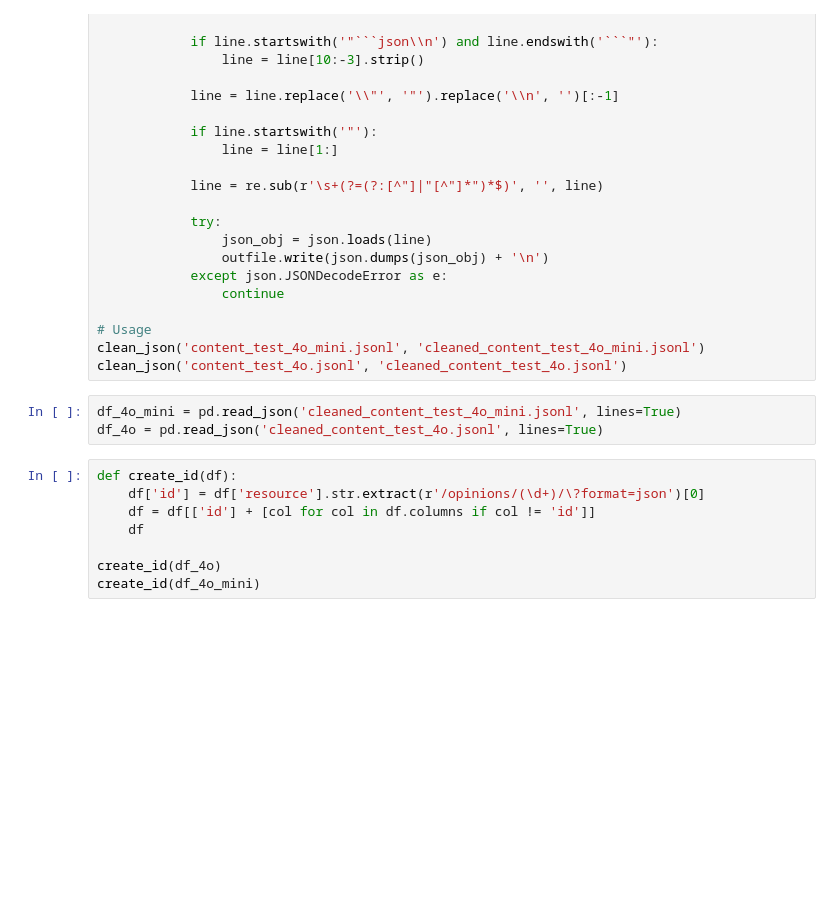
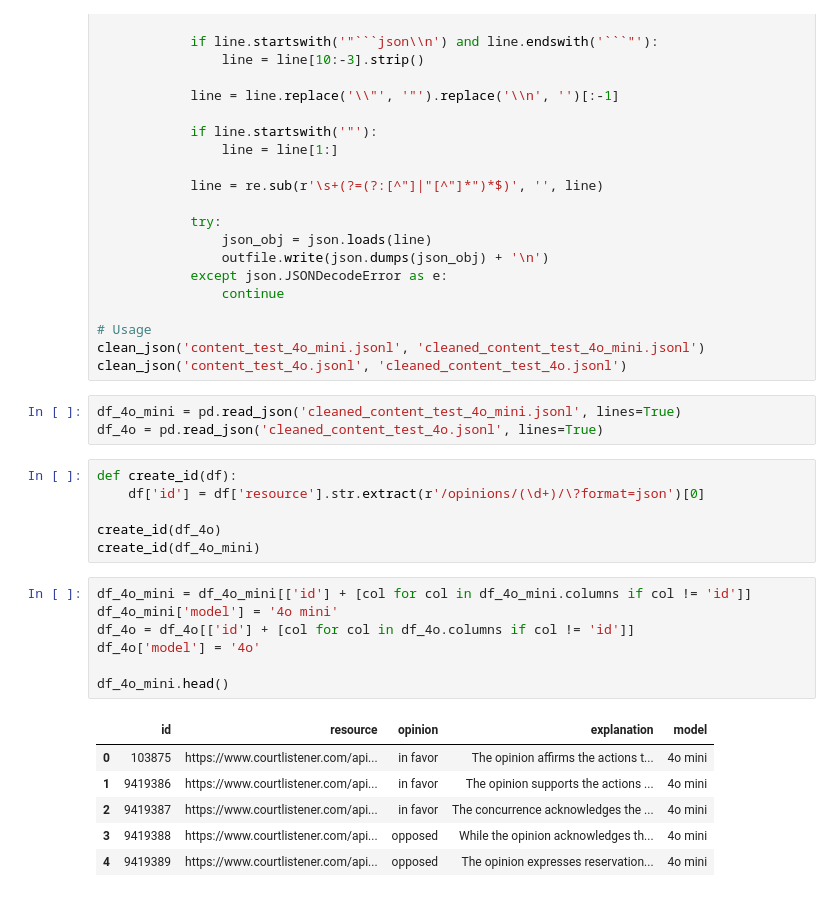
Before and after one commit to kazakhpunk/LLM-Political-Bias, a Jupyter notebook: 4o_and_4o_mini_cross-validation.ipynb, the cells around one changed output. Cells and saved outputs as stored; diff of their text form; blank space fills up the shorter version.

```diff
--- a/4o_and_4o_mini_cross-validation.ipynb
+++ b/4o_and_4o_mini_cross-validation.ipynb
@@ -282,8 +390,20 @@ df_4o = pd.read_json('cleaned_content_test_4o.jsonl', lines=True)
 # %%
 def create_id(df):
     df['id'] = df['resource'].str.extract(r'/opinions/(\d+)/\?format=json')[0]
-    df = df[['id'] + [col for col in df.columns if col != 'id']]
-    df
 
 create_id(df_4o)
 create_id(df_4o_mini)
+# %%
+df_4o_mini = df_4o_mini[['id'] + [col for col in df_4o_mini.columns if col != 'id']]
+df_4o_mini['model'] = '4o mini'
+df_4o = df_4o[['id'] + [col for col in df_4o.columns if col != 'id']]
+df_4o['model'] = '4o'
+
+df_4o_mini.head()
+# %% [output]
+|  | id | resource | opinion | explanation | model |
+| 0 | 103875 | https://www.courtlistener.com/api... | in favor | The opinion affirms the actions t... | 4o mini |
+| 1 | 9419386 | https://www.courtlistener.com/api... | in favor | The opinion supports the actions ... | 4o mini |
+| 2 | 9419387 | https://www.courtlistener.com/api... | in favor | The concurrence acknowledges the ... | 4o mini |
+| 3 | 9419388 | https://www.courtlistener.com/api... | opposed | While the opinion acknowledges th... | 4o mini |
+| 4 | 9419389 | https://www.courtlistener.com/api... | opposed | The opinion expresses reservation... | 4o mini |
```
Also changed, not shown: parts of 13 cells of this notebook.
